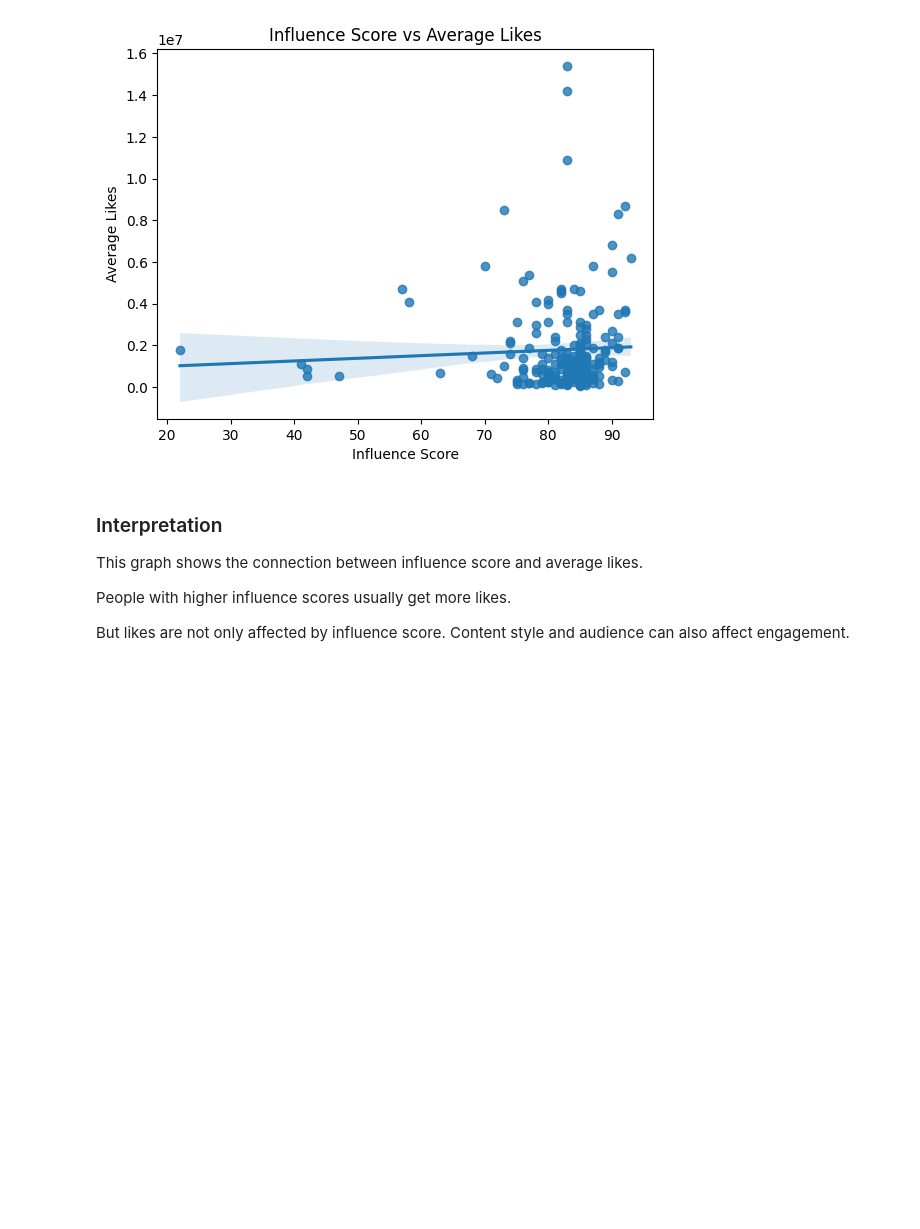
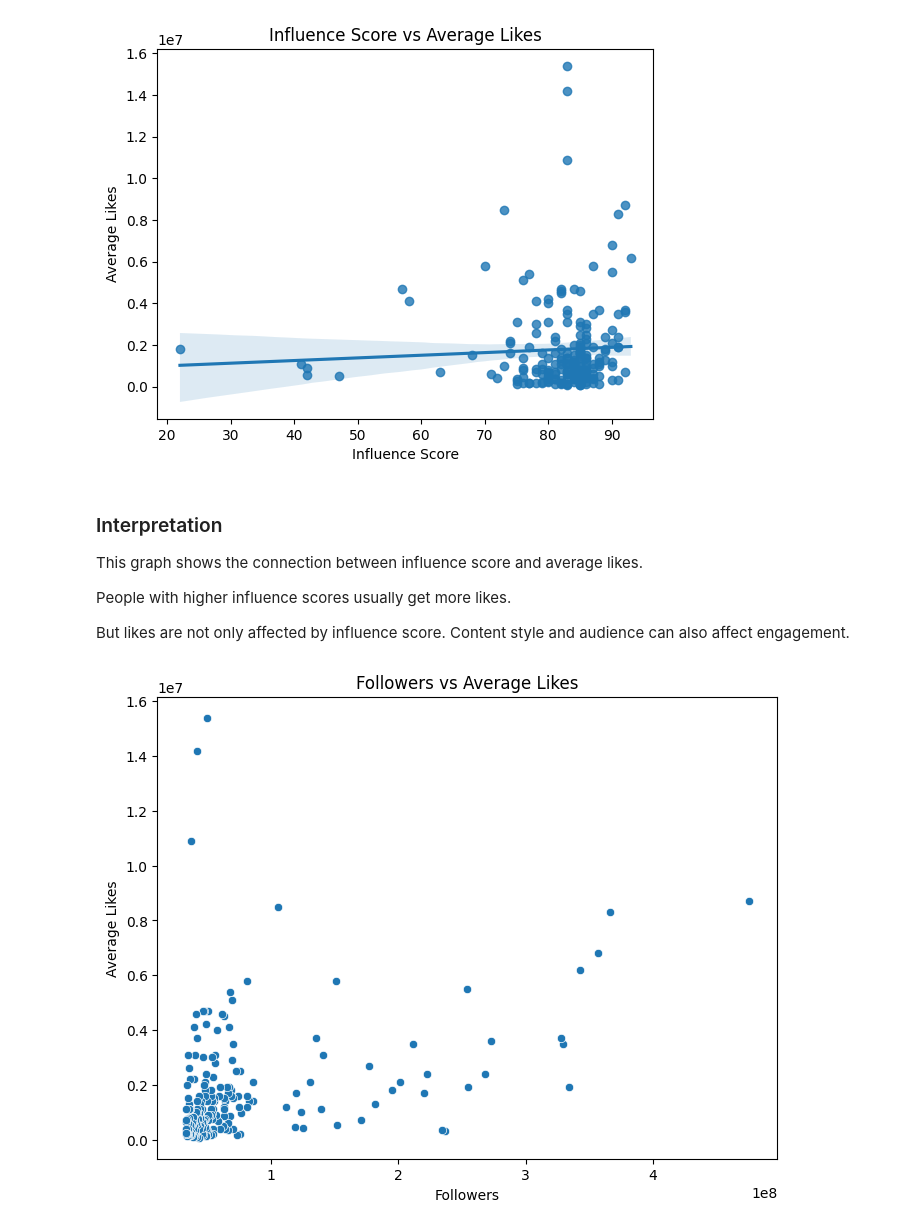
Before and after one commit to silaozturkler/DSA210-sila-ozturkler, a Jupyter notebook: 01_data_analysis.ipynb, the cells around one changed output. Drawn from its saved outputs; the diff is of its cells as text; code cells hidden in the pictures; blank space fills up the shorter version.

```diff
--- a/01_data_analysis.ipynb
+++ b/01_data_analysis.ipynb
@@ -135,3 +135,27 @@ This graph shows the connection between influence score and average likes.
 People with higher influence scores usually get more likes.
 
 But likes are not only affected by influence score. Content style and audience can also affect engagement.
+# %%
+import os
+import matplotlib.pyplot as plt
+import seaborn as sns
+
+os.makedirs("figures", exist_ok=True)
+
+plt.figure(figsize=(8,6))
+
+sns.scatterplot(
+    data=df,
+    x="followers",
+    y="avg_likes"
+)
+
+plt.title("Followers vs Average Likes")
+plt.xlabel("Followers")
+plt.ylabel("Average Likes")
+
+plt.savefig("figures/followers_vs_likes.png", bbox_inches="tight")
+
+plt.show()
+# %% [output]
+[figure, added]
```
